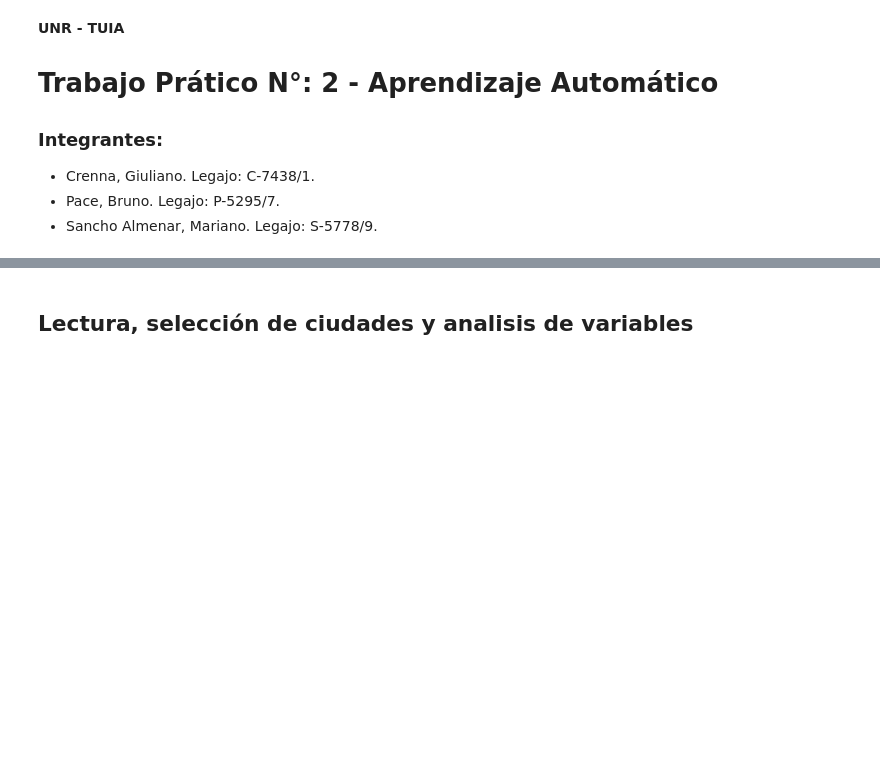
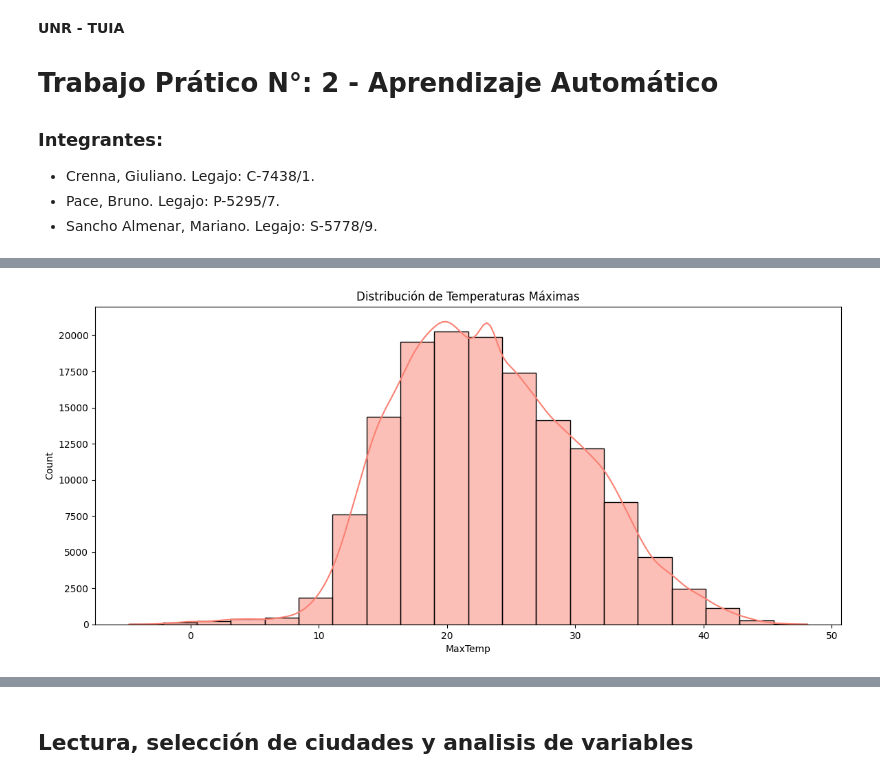
Before and after one commit to bpace1/AA1-TUIA-Crenna-Pace-SanchoAlmenar, a Jupyter notebook: TP-clasificacion-AA1.ipynb, the cells around one changed output, grey strips where cells are left out. Cells and saved outputs as stored; diff of their text form; code cells hidden in the pictures; blank space fills up the shorter version.

```diff
--- a/TP-clasificacion-AA1.ipynb
+++ b/TP-clasificacion-AA1.ipynb
@@ -34,0 +78,7 @@ warnings.filterwarnings('ignore')
+# %%
+plt.figure(figsize=(14, 6))
+sns.histplot(df['MaxTemp'], bins=20, color='salmon', kde=True)
+plt.title("Distribución de Temperaturas Máximas")
+plt.show()
+# %% [output]
+[figure, added]
```
Also changed, not shown: parts of 58 cells of this notebook, 2 other files.
